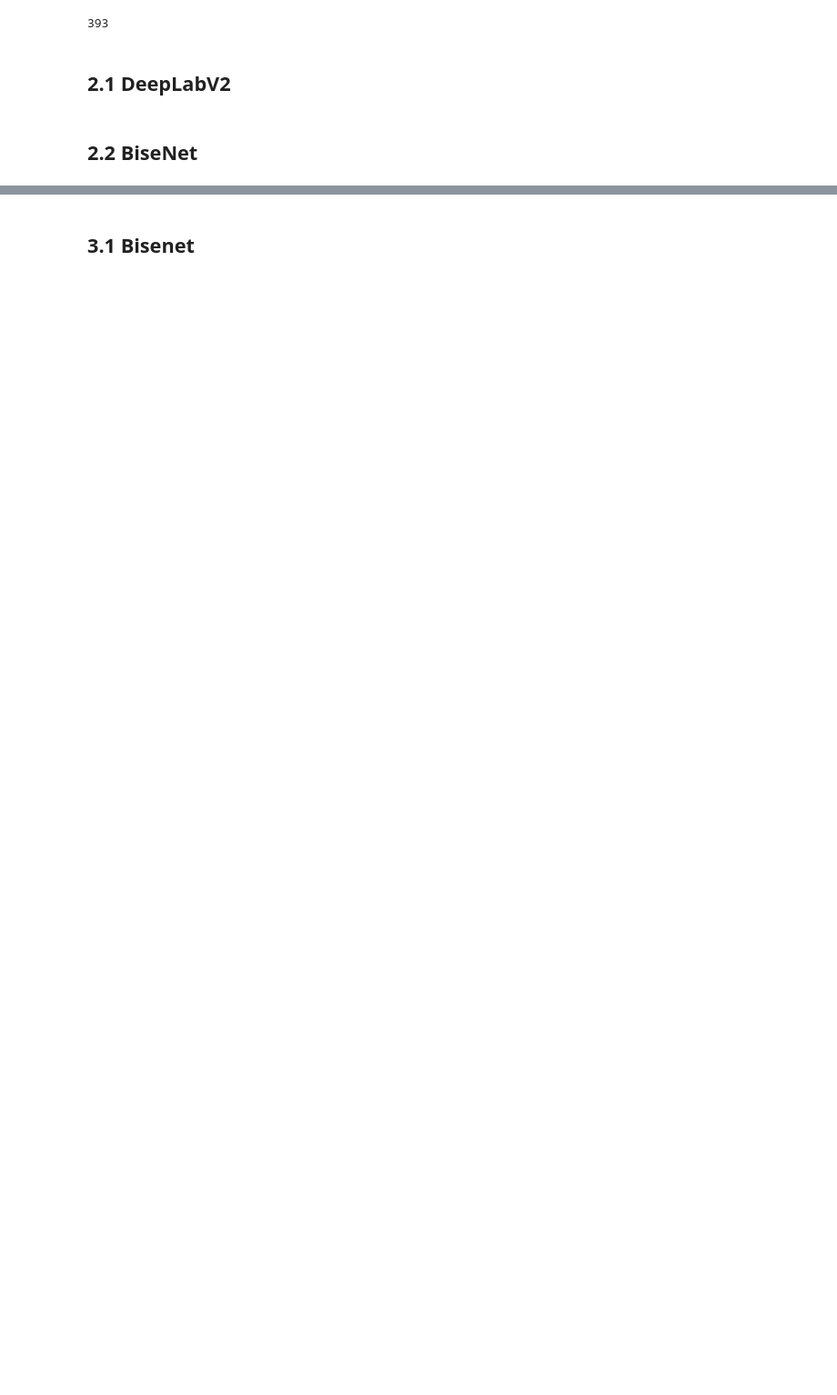
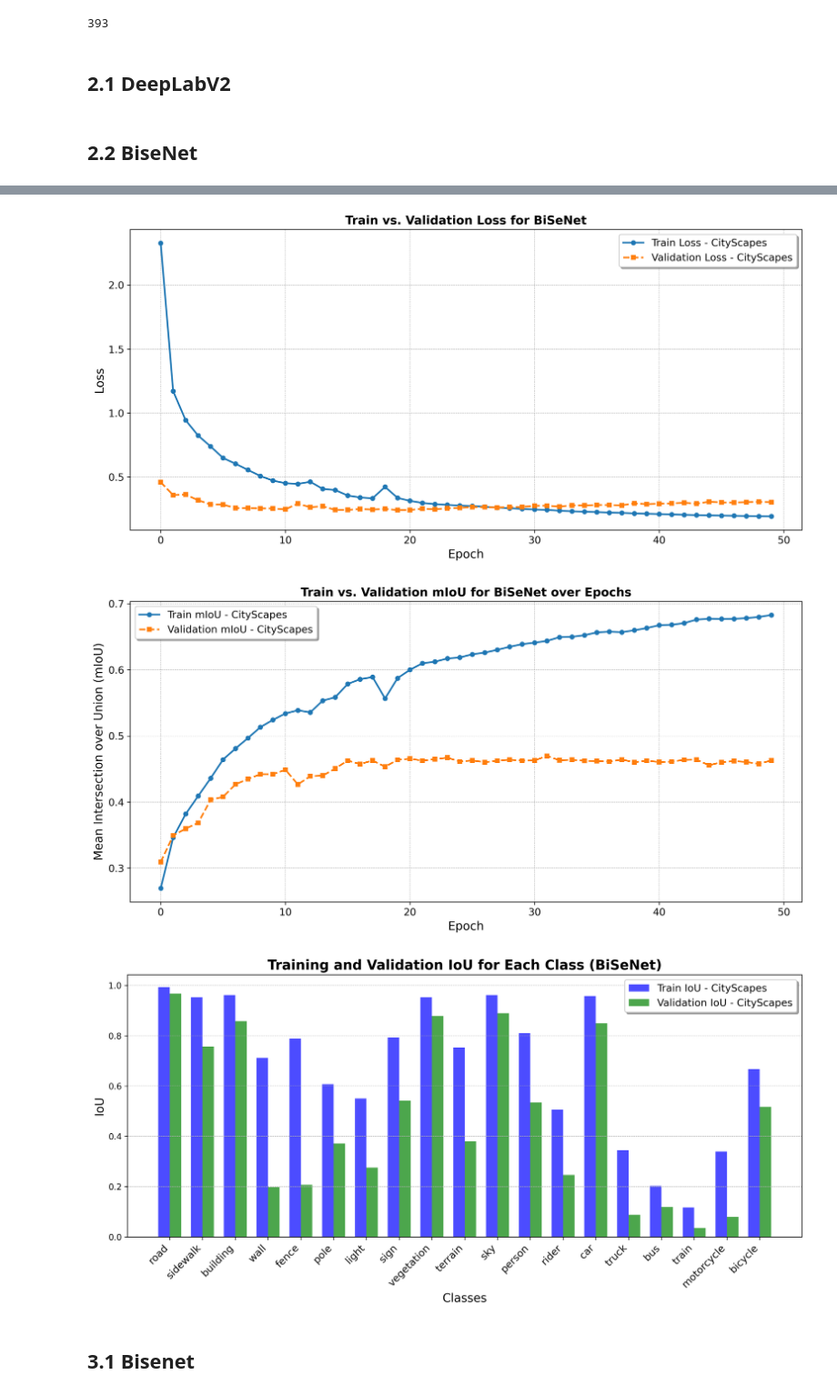
Before and after one commit to ardaerendogru/Unsupervised-Domain-Adaptation-in-Semantic-Segmentation, a Jupyter notebook: main.ipynb, the cells around one changed output, grey strips where cells are left out. Shown at 91% size. Saved outputs shown, nothing was run; the diff lists cells and outputs as text; code cells hidden in the pictures; blank space fills up the shorter version.

```diff
--- a/main.ipynb
+++ b/main.ipynb
@@ -66,7 +66,7 @@ torch.save(model_deeplab.state_dict(), "./checkpoints/deeplab_model_2_1.pth")
 # %% [markdown]
 ## 2.2 BiseNet
 # %%
-init_lr = 2.5e-2
+init_lr = 2.5e-4
 model_bisenet = BiSeNet(NC, 'resnet18').to(device)
 if device == 'cuda' and torch.cuda.device_count() > 1:
     model_bisenet = torch.nn.DataParallel(model_bisenet).to(device)
@@ -85,15 +103,19 @@ bisenet_result_2_2 = train(model = model_bisenet,
 # %%
 
 import importlib
 import model_evaluation
 importlib.reload(model_evaluation)
 from model_evaluation import save_results
 model_bisenet.eval()
-save_results(model_bisenet, bisenet_result_2_2, "bisenet_sgd_performance_metrics_2_2", height=CITYSCAPE_SIZE[0], width=CITYSCAPE_SIZE[1], iterations=100)
-plot_loss(bisenet_result_2_2, "BiSeNet_sgd", "step2_2", "CityScapes", "CityScapes")
-plot_mIoU(bisenet_result_2_2, "BiSeNet_sgd", "step2_2", "CityScapes", "CityScapes")
-plot_IoU(bisenet_result_2_2, "BiSeNet_sgd", "step2_2", "CityScapes", "CityScapes")
-torch.save(model_bisenet.state_dict(), "./checkpoints/bisenet_sgd_model_2_2.pth")
+save_results(model_bisenet, bisenet_result_2_2, "bisenet_adam_performance_metrics_2_2", height=CITYSCAPE_SIZE[0], width=CITYSCAPE_SIZE[1], iterations=100)
+plot_loss(bisenet_result_2_2, "BiSeNet", "step2_2_adam", "CityScapes", "CityScapes")
+plot_mIoU(bisenet_result_2_2, "BiSeNet", "step2_2_adam", "CityScapes", "CityScapes")
+plot_IoU(bisenet_result_2_2, "BiSeNet", "step2_2_adam", "CityScapes", "CityScapes")
+torch.save(model_bisenet.state_dict(), "./checkpoints/bisenet_adam_model_2_2.pth")
+# %% [output]
+[figure, added]
+[figure, added]
+[figure, added]
 # %% [markdown]
 ## 3.1 Bisenet
 # %%
```
Also changed, not shown: parts of 7 cells of this notebook, 6 other files.
